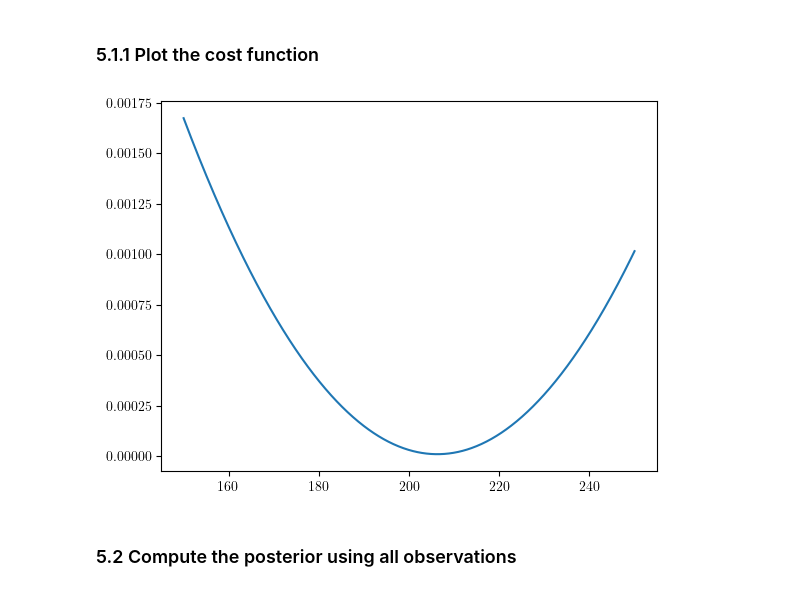
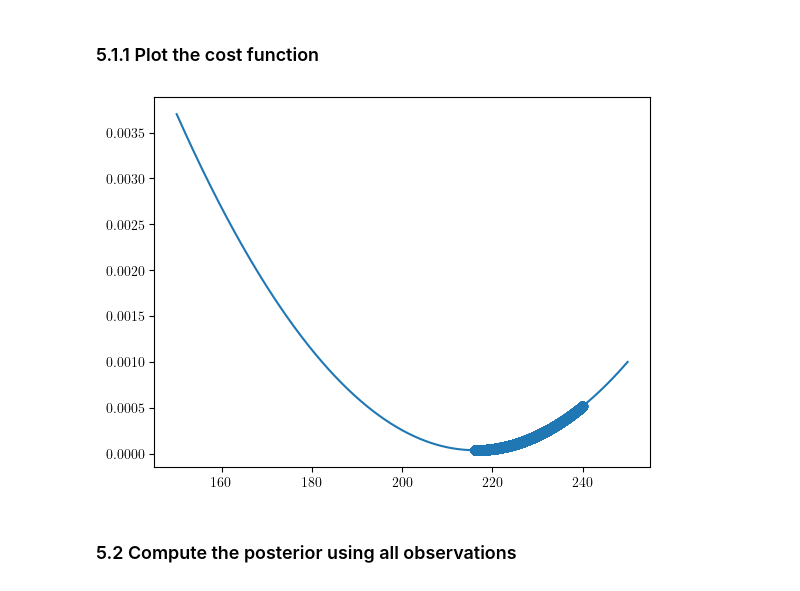
Before and after one commit to mark-hobbs/bayesian-inference-tutorial, a Jupyter notebook: examples/01-linear-elasticity.ipynb, the cells around one changed output. Drawn from its saved outputs; the diff is of its cells as text; code cells hidden in the pictures.

Commit message:
Refactor the gradient descent class

```diff
--- a/examples/01-linear-elasticity.ipynb
+++ b/examples/01-linear-elasticity.ipynb
@@ -61,14 +61,14 @@ class GradientDescent:
     def __init__(self, model, observed, initial_candidate):
         self.model = model
         self.observed = observed
-        self.candidate = initial_candidate
+        self.candidate = np.atleast_1d(initial_candidate)
 
     def optimise(self, step_size, n_steps=100):
         """
         Optimise the cost function using gradient descent
         """
-        cost_hist = []
-        candidate_hist = []
+        step_size = np.atleast_1d(step_size)
+        cost_hist, candidate_hist = [], []
 
         for _ in range(n_steps):
             gradient = self._compute_gradient()
@@ -540,8 +540,6 @@ plt.tight_layout()
 # %%
-optimiser = GradientDescent(model, stress_observed[subset], np.array([240.00]))
-candidate_hist, cost_hist = optimiser.optimise(
-    step_size=np.array([1.00]), n_steps=1000000
-)
+optimiser = GradientDescent(model, stress_observed[subset], 240.00)
+candidate_hist, cost_hist = optimiser.optimise(step_size=20.00, n_steps=200000)
 
 print("Optimised Parameters:", candidate_hist[-1])
 print("Final Error:", cost_hist[-1])
@@ -562,10 +550,10 @@ print(candidate_hist)
 ### 5.1.1 Plot the cost function
 # %%
 E_range = np.linspace(150, 250, 1000)
-cost_surface = [optimiser._cost_function(E) for E in E_range]
-plt.plot(E_range, cost_surface);
+plt.plot(E_range, [optimiser._cost_function(E) for E in E_range])
+plt.scatter(candidate_hist, [optimiser._cost_function(candidate) for candidate in candidate_hist]);
 # %% [output]
-[figure, old version]
+[figure, new version]
 # %% [markdown]
 ### 5.2 Compute the posterior using all observations
 # %%
```
Also changed, not shown: parts of 10 cells of this notebook.
